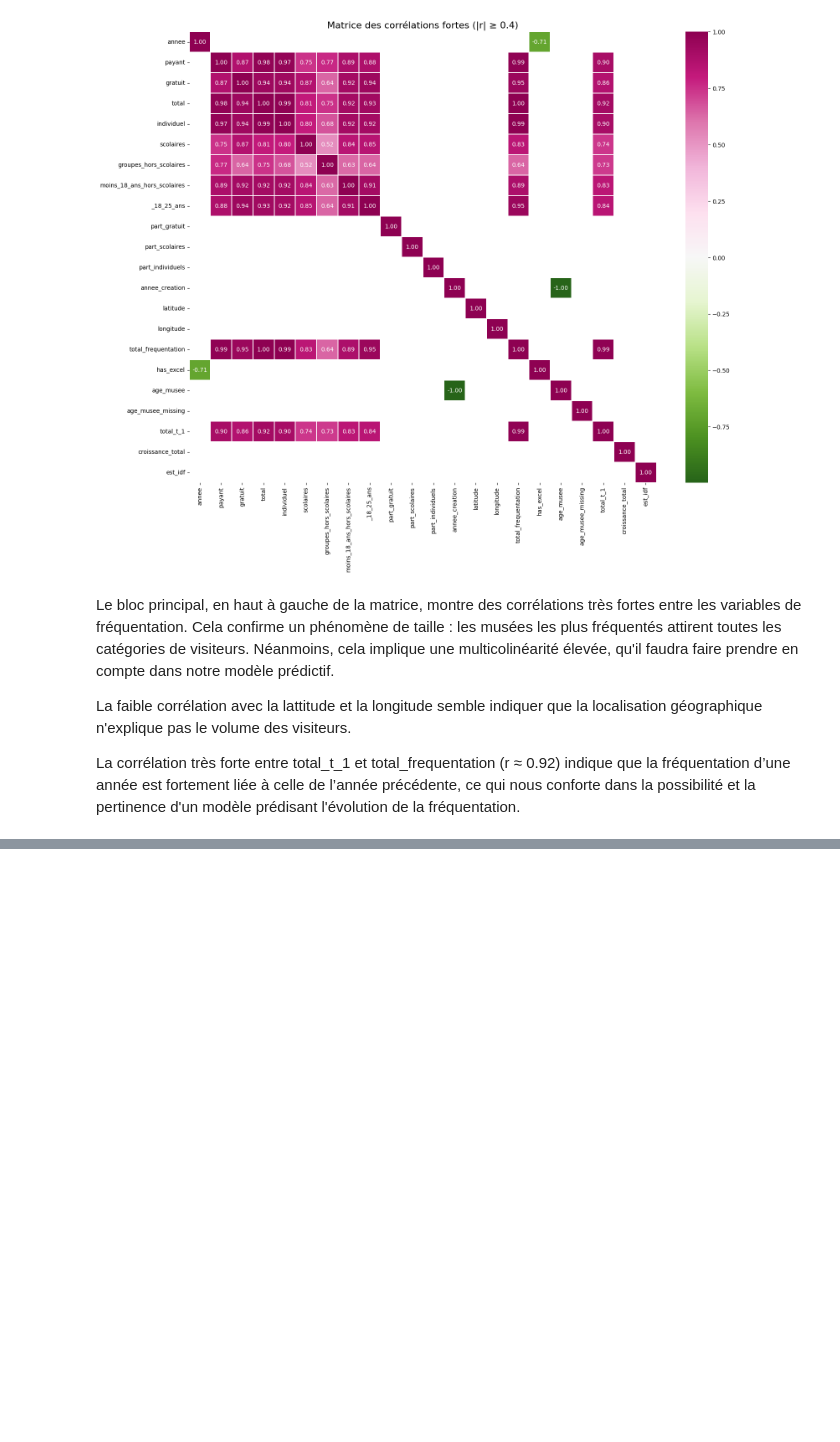
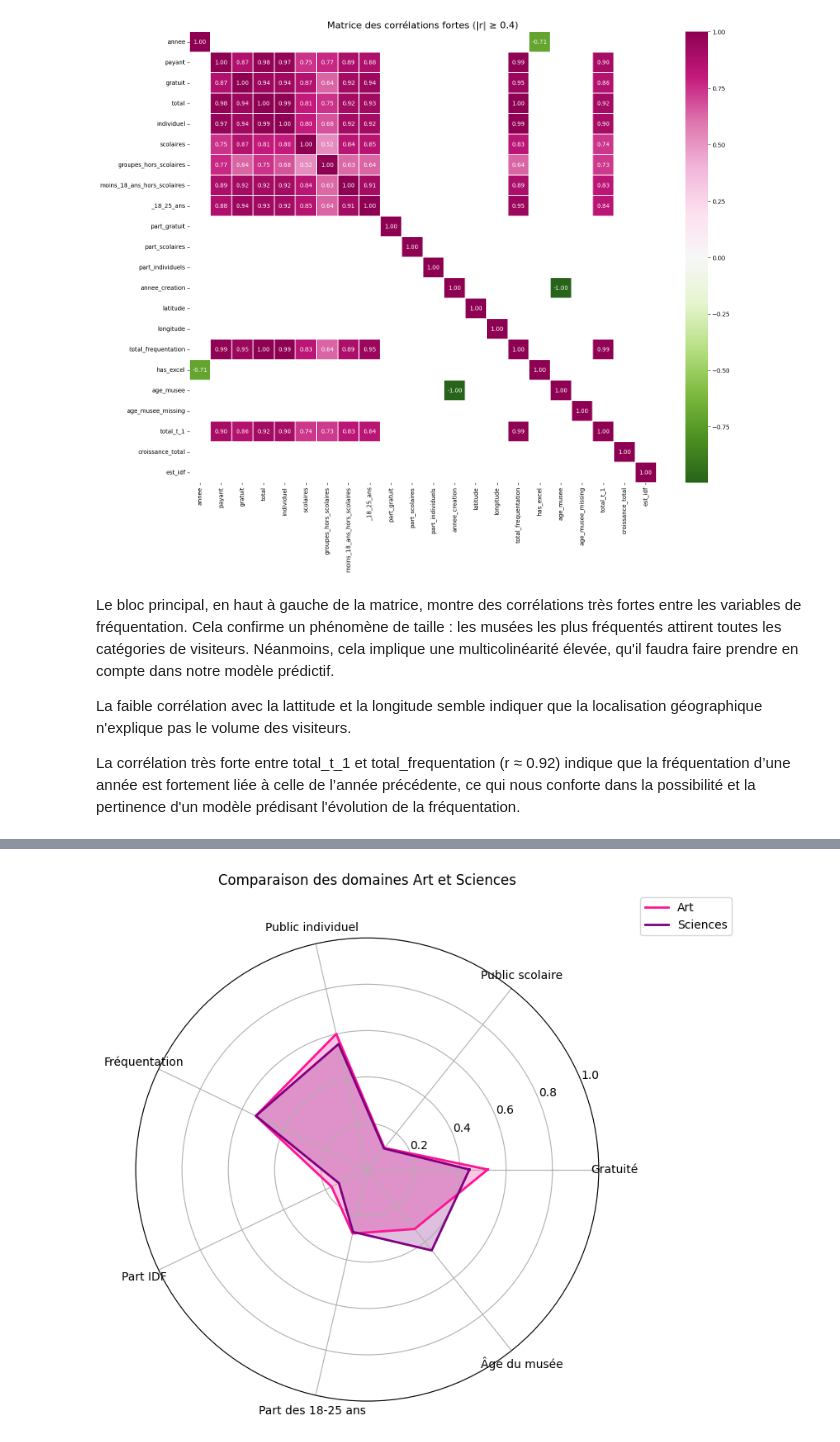
Before and after one commit to emmabezombes/prediction-musee, a Jupyter notebook: notebook/notebook_emma.ipynb, the cells around one changed output, grey strips where cells are left out. Cells and saved outputs as stored; diff of their text form; code cells hidden in the pictures; blank space fills up the shorter version.

```diff
--- a/notebook/notebook_emma.ipynb
+++ b/notebook/notebook_emma.ipynb
@@ -403,0 +416,90 @@ La corrélation très forte entre total_t_1 et total_frequentation (r ≈ 0.92)
+# %%
+# COMPARAISON DE 2 RADAR CHARTS
+
+# Sélection des colonnes scientifiques
+science_cols = [
+    "is_technique_et_industrie",
+    "is_sciences_de_la_nature",
+    "is_sciences_fondamentales"
+    ]
+df_science = df[df[science_cols].sum(axis=1) > 0]
+
+# Sélection des colonnes artistiques
+art_cols = [
+    "is_beaux_arts",
+    "is_arts_décoratifs",
+    "is_art_moderne_et_contemporain",
+    "is_photographie",
+    "is_arts_de_l'islam"
+    ]
+df_art = df[df[art_cols].sum(axis=1) > 0]
+
+# Définition des variables et de leur appelation
+vars_radar = [
+    "part_gratuit",
+    "part_scolaires",
+    "part_individuels",
+    "total",
+    "est_idf",
+    "_18_25_ans",
+    "age_musee"
+    ]
+
+labels = [
+    "Gratuité",
+    "Public scolaire",
+    "Public individuel",
+    "Fréquentation",
+    "Part IDF",
+    "Part des 18-25 ans",
+    "Âge du musée"
+    ]
+
+# Fonction de normalisation par sous-domaine
+def radar_values(df_subset):
+    values = []
+    for v in vars_radar:
+        col_data = df_subset[v].dropna()  # ne garder que les valeurs existantes
+        if v in ["total","_18_25_ans"]:   # pour les variables très dispersées
+            col_data = np.log1p(col_data)
+        # normalisation min-max locale
+        min_val = col_data.min()
+        max_val = col_data.max()
+        if max_val - min_val == 0:
+            val_norm = 0
+        else:
+            val_norm = (col_data.mean() - min_val) / (max_val - min_val)
+        values.append(val_norm)
+    return values
+
+# Calcul des valeurs
+values_art = radar_values(df_art)
+values_science = radar_values(df_science)
+
+# Fermer le radar
+values_art += values_art[:1]
+values_science += values_science[:1]
+
+angles = np.linspace(0, 2*np.pi, len(labels), endpoint=False).tolist()
+angles += angles[:1]
+
+plt.figure(figsize=(8,8))
+ax = plt.subplot(111, polar=True)
+
+# Plot de l'Art
+ax.plot(angles, values_art, linewidth=2, label="Art", color="deeppink")
+ax.fill(angles, values_art, alpha=0.25, color="deeppink")
+
+# Plot des Sciences
+ax.plot(angles, values_science, linewidth=2, label="Sciences", color="purple")
+ax.fill(angles, values_science, alpha=0.25, color="purple")
+
+ax.set_thetagrids(np.degrees(angles[:-1]), labels)
+ax.set_ylim(0, 1)
+ax.set_title("Comparaison des domaines Art et Sciences", y=1.1)
+ax.legend(loc="upper right", bbox_to_anchor=(1.3,1.1))
+
+plt.tight_layout()
+plt.show()
+# %% [output]
+[figure, added]
```
Also changed, not shown: parts of 4 cells of this notebook, 2 other files.
